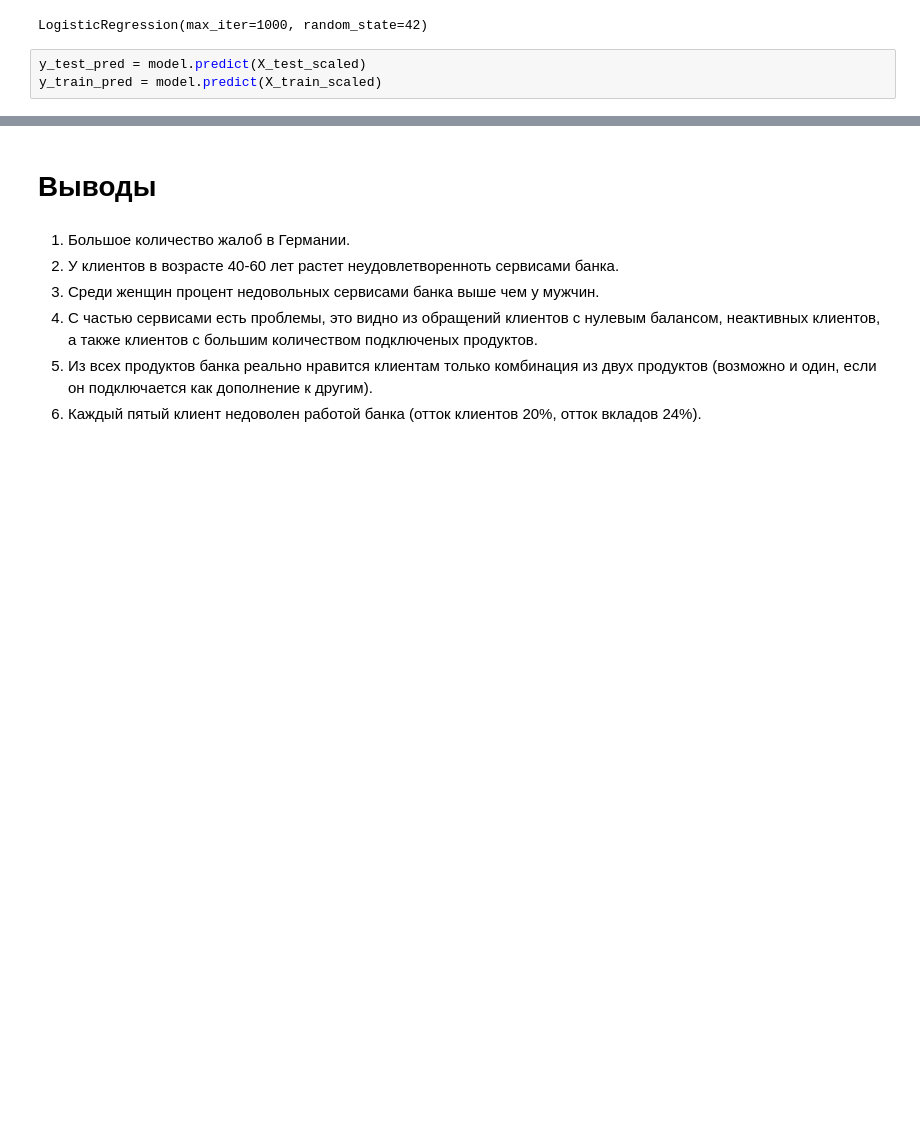
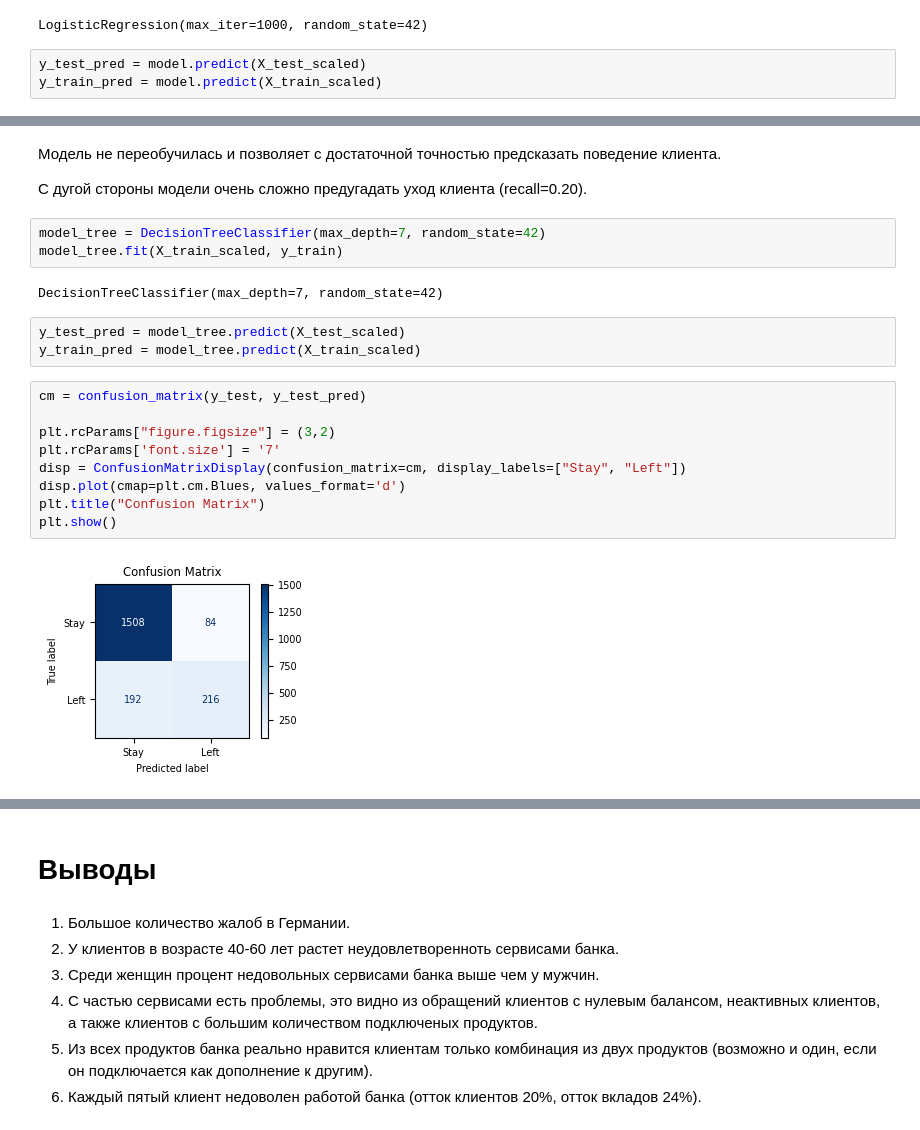
Before and after one commit to polevov/DS, a Jupyter notebook: Final/DS_final.ipynb, the cells around one changed output, grey strips where cells are left out. Cells and saved outputs as stored; diff of their text form; blank space fills up the shorter version.

```diff
--- a/Final/DS_final.ipynb
+++ b/Final/DS_final.ipynb
@@ -261,0 +280,23 @@ Accuracy Score (test): 0.813
+# %% [markdown]
+Модель не переобучилась и позволяет с достаточной точностью предсказать поведение клиента.
+
+С дугой стороны модели очень сложно предугадать уход клиента (recall=0.20).
+# %%
+model_tree = DecisionTreeClassifier(max_depth=7, random_state=42)
+model_tree.fit(X_train_scaled, y_train)
+# %% [output]
+DecisionTreeClassifier(max_depth=7, random_state=42)
+# %%
+y_test_pred = model_tree.predict(X_test_scaled)
+y_train_pred = model_tree.predict(X_train_scaled)
+# %%
+cm = confusion_matrix(y_test, y_test_pred)
+
+plt.rcParams["figure.figsize"] = (3,2)
+plt.rcParams['font.size'] = '7'
+disp = ConfusionMatrixDisplay(confusion_matrix=cm, display_labels=["Stay", "Left"])
+disp.plot(cmap=plt.cm.Blues, values_format='d')
+plt.title("Confusion Matrix")
+plt.show()
+# %% [output]
+[figure, added]
```
Also changed, not shown: parts of 6 cells of this notebook.
